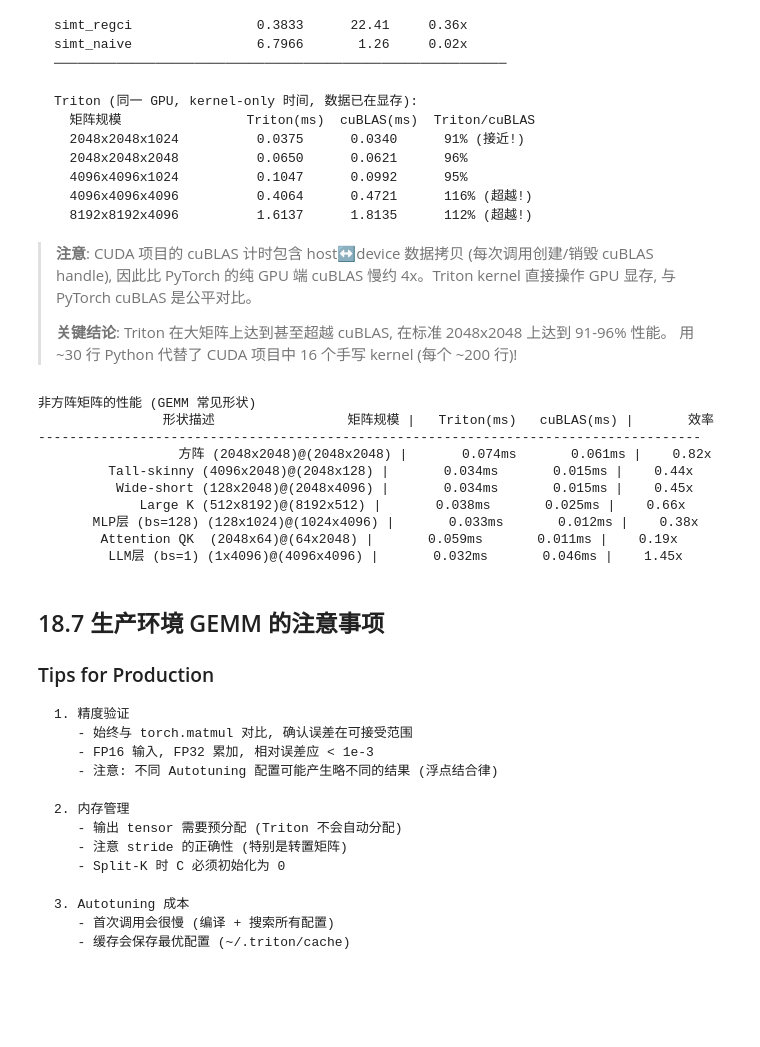
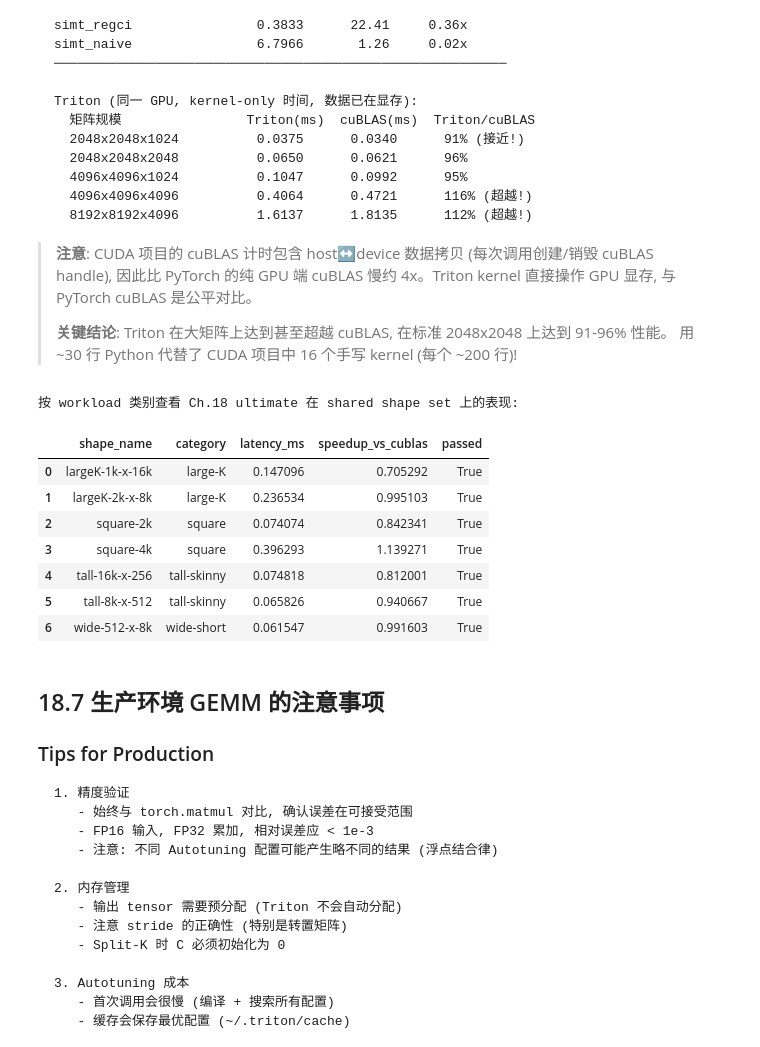
Before and after one commit to HeduAiDev/triton-tutorial, a Jupyter notebook: 03_matmul_optimization/18_matmul_ultimate.ipynb, the cells around one changed output. Saved outputs shown, nothing was run; the diff lists cells and outputs as text; code cells hidden in the pictures; blank space fills up the shorter version.

```diff
--- a/03_matmul_optimization/18_matmul_ultimate.ipynb
+++ b/03_matmul_optimization/18_matmul_ultimate.ipynb
@@ -809,64 +737,26 @@ Triton (同一 GPU, kernel-only 时间, 数据已在显存):
 >
 > **关键结论**: Triton 在大矩阵上达到甚至超越 cuBLAS, 在标准 2048x2048 上达到 91-96% 性能。
 > 用 ~30 行 Python 代替了 CUDA 项目中 16 个手写 kernel (每个 ~200 行)!
-# %%
-# ========== 非方阵矩阵的性能 ==========
-print("\n非方阵矩阵的性能 (GEMM 常见形状)")
-print(f"{'形状描述':>20} {'矩阵规模':>20} | {'Triton(ms)':>12} {'cuBLAS(ms)':>12} | {'效率':>8}")
-print("-" * 85)
-
-shapes = [
-    ("方阵",           2048, 2048, 2048),
-    ("Tall-skinny",     4096, 128,  2048),
-    ("Wide-short",      128,  4096, 2048),
-    ("Large K",         512,  512,  8192),
-    ("MLP层 (bs=128)",  128,  4096, 1024),
-    ("Attention QK",    2048, 2048, 64),
-    ("LLM层 (bs=1)",    1,    4096, 4096),
-]
-
-for desc, M, N, K in shapes:
-    a = torch.randn(M, K, device='cuda', dtype=torch.float16)
-    b = torch.randn(K, N, device='cuda', dtype=torch.float16)
-
-    # Triton
-    for _ in range(10):
-        matmul_fast(a, b)
-    torch.cuda.synchronize()
-    s, e = torch.cuda.Event(enable_timing=True), torch.cuda.Event(enable_timing=True)
-    s.record()
-    for _ in range(50):
-        matmul_fast(a, b)
-    e.record()
-    torch.cuda.synchronize()
-    ms_tri = s.elapsed_time(e) / 50
-
-    # cuBLAS
-    for _ in range(10):
-        torch.matmul(a, b)
-    torch.cuda.synchronize()
-    s, e = torch.cuda.Event(enable_timing=True), torch.cuda.Event(enable_timing=True)
-    s.record()
-    for _ in range(50):
-        torch.matmul(a, b)
-    e.record()
-    torch.cuda.synchronize()
-    ms_cu = s.elapsed_time(e) / 50
-
-    eff = ms_cu / ms_tri
-    size_str = f"({M}x{K})@({K}x{N})"
-    print(f"{desc:>20} {size_str:>20} | {ms_tri:>11.3f}ms {ms_cu:>11.3f}ms | {eff:>7.2f}x")
-# %% [output]
-非方阵矩阵的性能 (GEMM 常见形状)
-                形状描述                 矩阵规模 |   Triton(ms)   cuBLAS(ms) |       效率
--------------------------------------------------------------------------------------
-                  方阵 (2048x2048)@(2048x2048) |       0.074ms       0.061ms |    0.82x
-         Tall-skinny (4096x2048)@(2048x128) |       0.034ms       0.015ms |    0.44x
-          Wide-short (128x2048)@(2048x4096) |       0.034ms       0.015ms |    0.45x
-             Large K (512x8192)@(8192x512) |       0.038ms       0.025ms |    0.66x
-       MLP层 (bs=128) (128x1024)@(1024x4096) |       0.033ms       0.012ms |    0.38x
-        Attention QK  (2048x64)@(64x2048) |       0.059ms       0.011ms |    0.19x
-         LLM层 (bs=1) (1x4096)@(4096x4096) |       0.032ms       0.046ms |    1.45x
+# %%
+category_summary = (
+    chapter18_df[chapter18_df["method"] == "Ch.18 ultimate"]
+    [["shape_name", "category", "latency_ms", "speedup_vs_cublas", "passed"]]
+    .sort_values(["category", "shape_name"])
+    .reset_index(drop=True)
+)
+
+print("按 workload 类别查看 Ch.18 ultimate 在 shared shape set 上的表现:")
+category_summary
+# %% [output]
+按 workload 类别查看 Ch.18 ultimate 在 shared shape set 上的表现:
+|  | shape_name | category | latency_ms | speedup_vs_cublas | passed |
+| 0 | largeK-1k-x-16k | large-K | 0.147096 | 0.705292 | True |
+| 1 | largeK-2k-x-8k | large-K | 0.236534 | 0.995103 | True |
+| 2 | square-2k | square | 0.074074 | 0.842341 | True |
+| 3 | square-4k | square | 0.396293 | 1.139271 | True |
+| 4 | tall-16k-x-256 | tall-skinny | 0.074818 | 0.812001 | True |
+| 5 | tall-8k-x-512 | tall-skinny | 0.065826 | 0.940667 | True |
+| 6 | wide-512-x-8k | wide-short | 0.061547 | 0.991603 | True |
 # %% [markdown]
 ## 18.7 生产环境 GEMM 的注意事项
 
```
Also changed, not shown: parts of 12 cells of this notebook, 11 other files.
